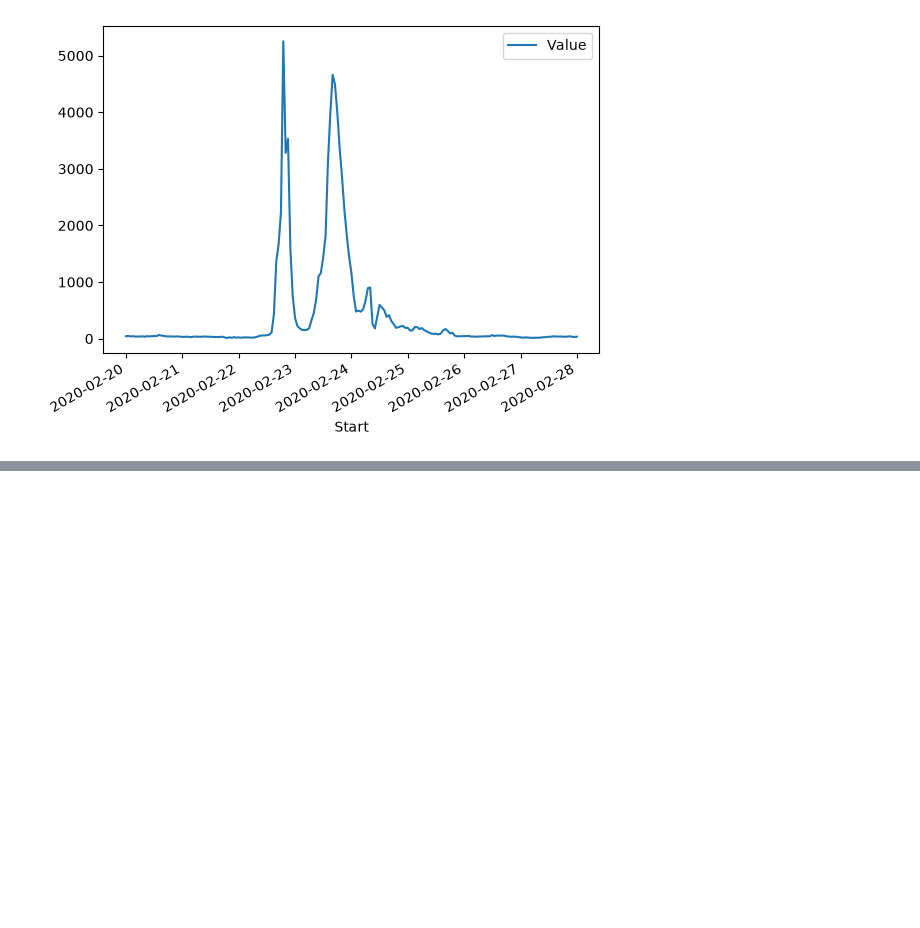
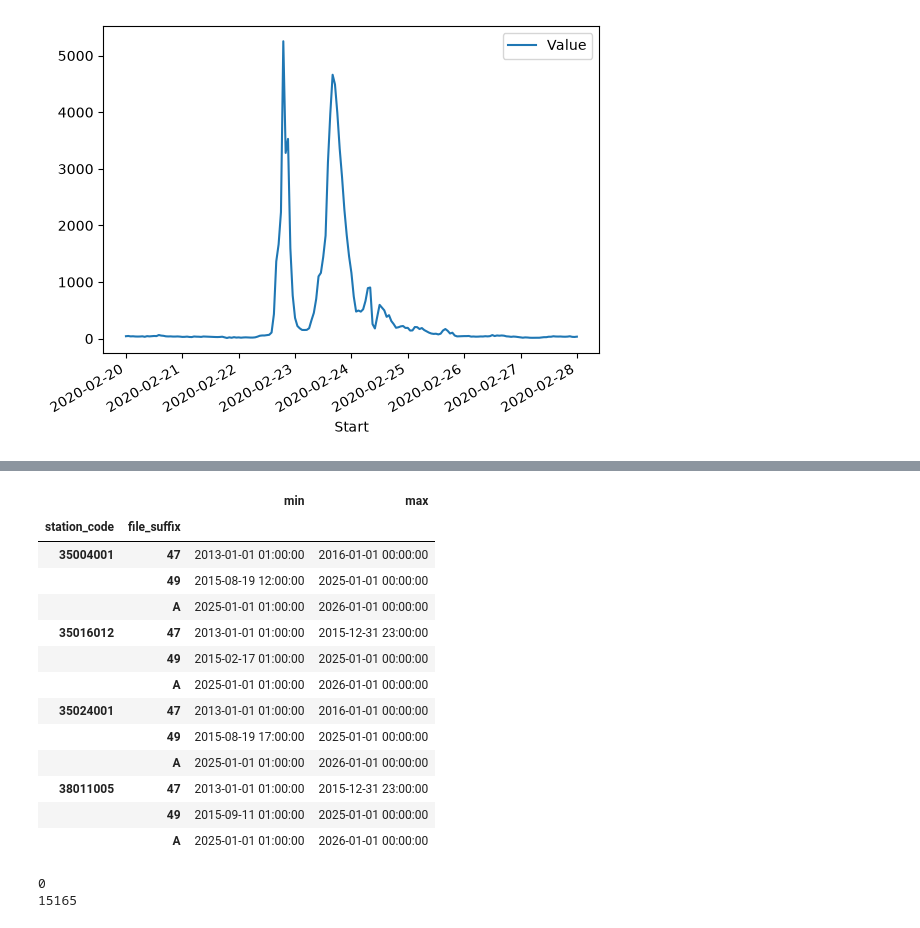
Before and after one commit to belennG/calima-canarias, a Jupyter notebook: spikes/02_eea_download.ipynb, the cells around one changed output, grey strips where cells are left out. Drawn from its saved outputs; the diff is of its cells as text; code cells hidden in the pictures; blank space fills up the shorter version.

Commit message:
spike: resolve 2015 duplicate PM10 readings from overlapping equipment

```diff
--- a/spikes/02_eea_download.ipynb
+++ b/spikes/02_eea_download.ipynb
@@ -302,0 +359,19 @@ station.plot(x="Start", y="Value")
+# %%
+four = ["35004001", "35016012", "35024001", "38011005"]
+is_four = pm10_valid["station_code"].isin(four)
+pm10_valid[is_four].groupby(["station_code", "file_suffix"])["Start"].agg(["min", "max"])
+# %% [output]
+|  |  | min | max |
+| station_code | file_suffix |  |  |
+| 35004001 | 47 | 2013-01-01 01:00:00 | 2016-01-01 00:00:00 |
+|  | 49 | 2015-08-19 12:00:00 | 2025-01-01 00:00:00 |
+|  | A | 2025-01-01 01:00:00 | 2026-01-01 00:00:00 |
+| 35016012 | 47 | 2013-01-01 01:00:00 | 2015-12-31 23:00:00 |
+|  | 49 | 2015-02-17 01:00:00 | 2025-01-01 00:00:00 |
+|  | A | 2025-01-01 01:00:00 | 2026-01-01 00:00:00 |
+| 35024001 | 47 | 2013-01-01 01:00:00 | 2016-01-01 00:00:00 |
+|  | 49 | 2015-08-19 17:00:00 | 2025-01-01 00:00:00 |
+|  | A | 2025-01-01 01:00:00 | 2026-01-01 00:00:00 |
+| 38011005 | 47 | 2013-01-01 01:00:00 | 2015-12-31 23:00:00 |
+|  | 49 | 2015-09-11 01:00:00 | 2025-01-01 00:00:00 |
+|  | A | 2025-01-01 01:00:00 | 2026-01-01 00:00:00 |
@@ -302,0 +382,6 @@ station.plot(x="Start", y="Value")
+# %%
+print(pm10_clean.duplicated(["station_code", "Start"]).sum())   # tiene que dar 0
+print(len(pm10_valid) - len(pm10_clean))                        # tiene que dar 15165
+# %% [output]
+0
+15165
```
Also changed, not shown: parts of 17 cells of this notebook.
